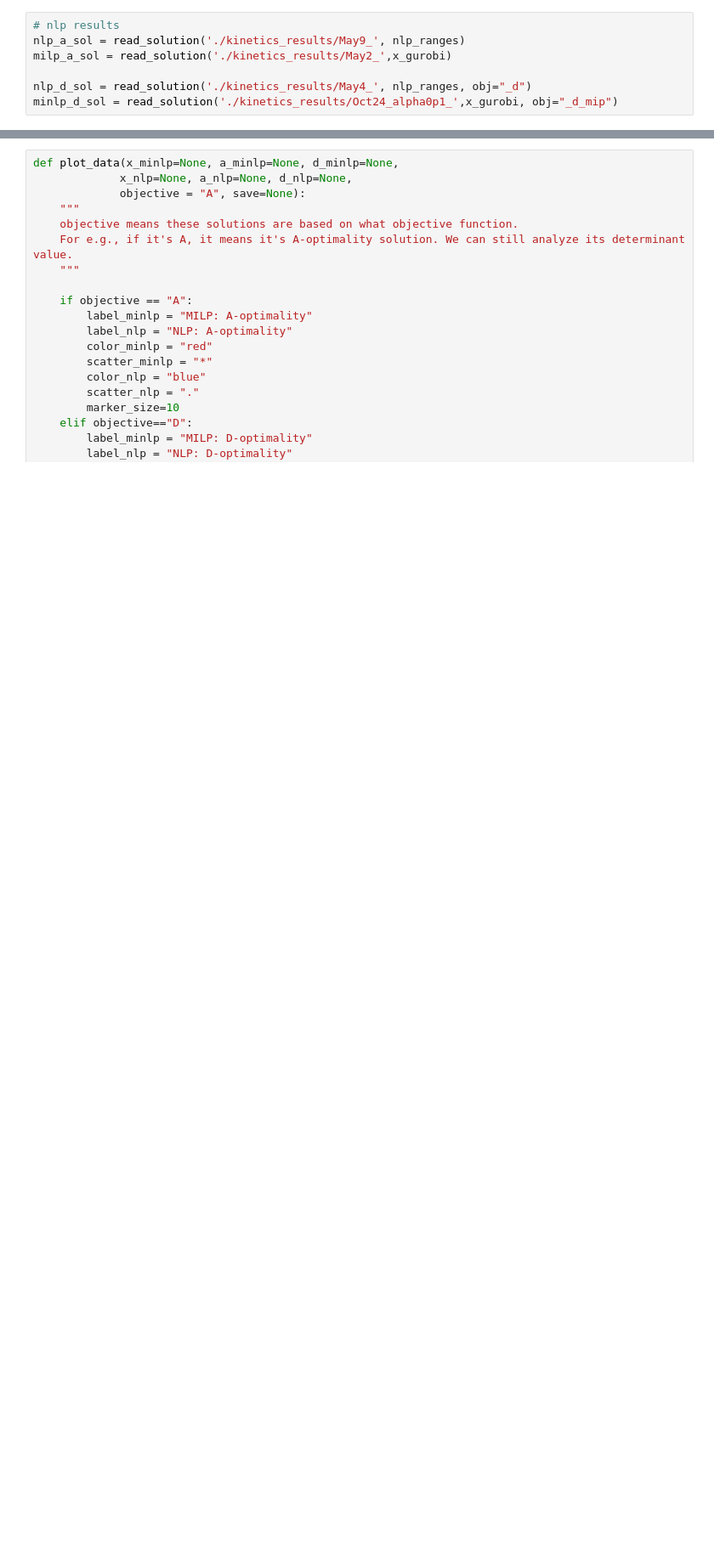
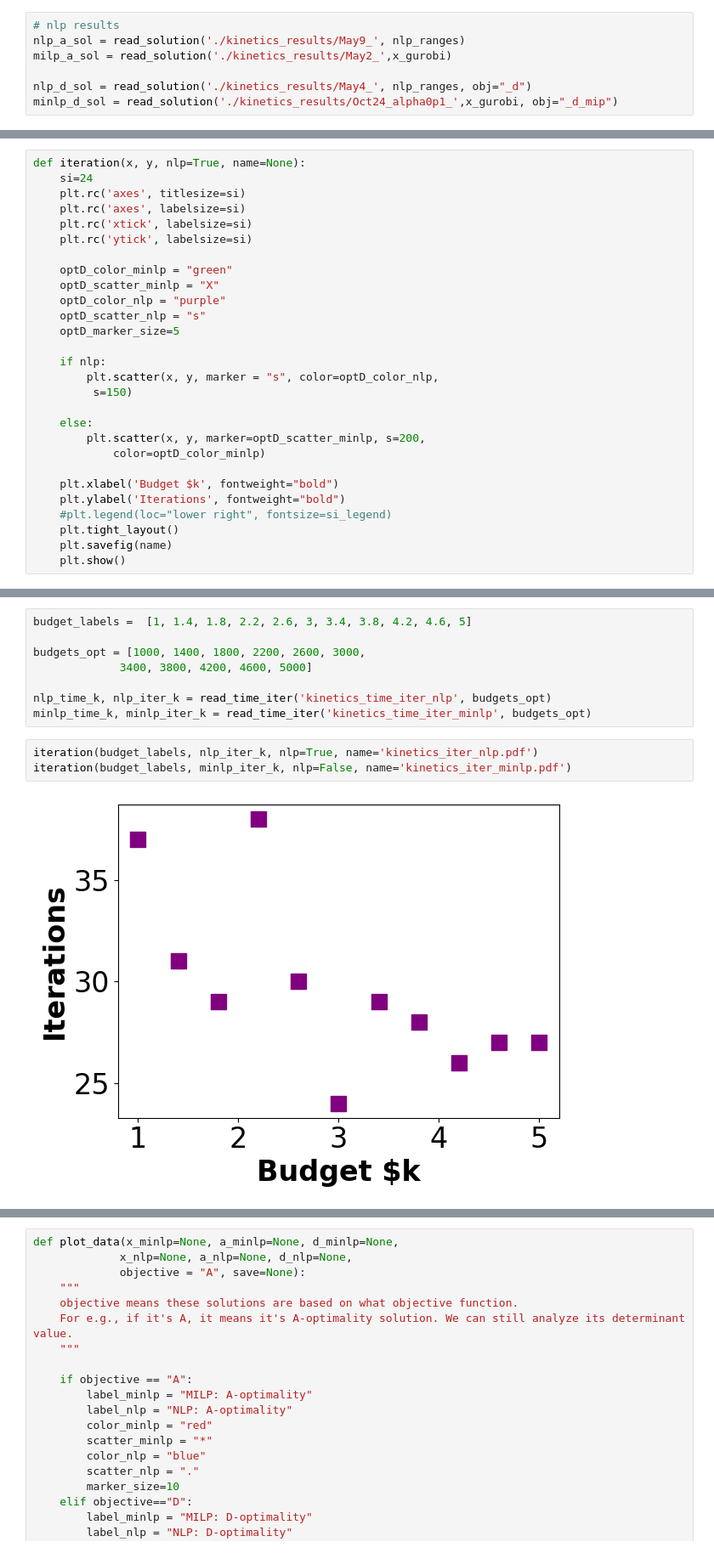
Before and after one commit to CCSI-Toolset/measurement-optimization, a Jupyter notebook: Draw_figure.ipynb, the cells around one changed output, grey strips where cells are left out. Shown at 85% size. Drawn from its saved outputs; the diff is of its cells as text; blank space fills up the shorter version.

```diff
--- a/Draw_figure.ipynb
+++ b/Draw_figure.ipynb
@@ -329,0 +356,28 @@ plot_solution(nlp_a_sol, milp_a_sol, nlp_d_sol, minlp_d_sol)
+# %%
+def iteration(x, y, nlp=True, name=None):
+    si=24
+    plt.rc('axes', titlesize=si)
+    plt.rc('axes', labelsize=si)
+    plt.rc('xtick', labelsize=si)
+    plt.rc('ytick', labelsize=si)
+
+    optD_color_minlp = "green"
+    optD_scatter_minlp = "X"
+    optD_color_nlp = "purple"
+    optD_scatter_nlp = "s"
+    optD_marker_size=5
+
+    if nlp:
+        plt.scatter(x, y, marker = "s", color=optD_color_nlp,
+         s=150)
+
+    else:
+        plt.scatter(x, y, marker=optD_scatter_minlp, s=200,
+            color=optD_color_minlp)
+
+    plt.xlabel('Budget $k', fontweight="bold")
+    plt.ylabel('Iterations', fontweight="bold")
+    #plt.legend(loc="lower right", fontsize=si_legend)
+    plt.tight_layout()
+    plt.savefig(name)
+    plt.show()
@@ -329,0 +386,13 @@ plot_solution(nlp_a_sol, milp_a_sol, nlp_d_sol, minlp_d_sol)
+# %%
+budget_labels =  [1, 1.4, 1.8, 2.2, 2.6, 3, 3.4, 3.8, 4.2, 4.6, 5]
+
+budgets_opt = [1000, 1400, 1800, 2200, 2600, 3000,
+             3400, 3800, 4200, 4600, 5000]
+
+nlp_time_k, nlp_iter_k = read_time_iter('kinetics_time_iter_nlp', budgets_opt)
+minlp_time_k, minlp_iter_k = read_time_iter('kinetics_time_iter_minlp', budgets_opt)
+# %%
+iteration(budget_labels, nlp_iter_k, nlp=True, name='kinetics_iter_nlp.pdf')
+iteration(budget_labels, minlp_iter_k, nlp=False, name='kinetics_iter_minlp.pdf')
+# %% [output]
+[figure, added]
```
Also changed, not shown: parts of 25 cells of this notebook.
